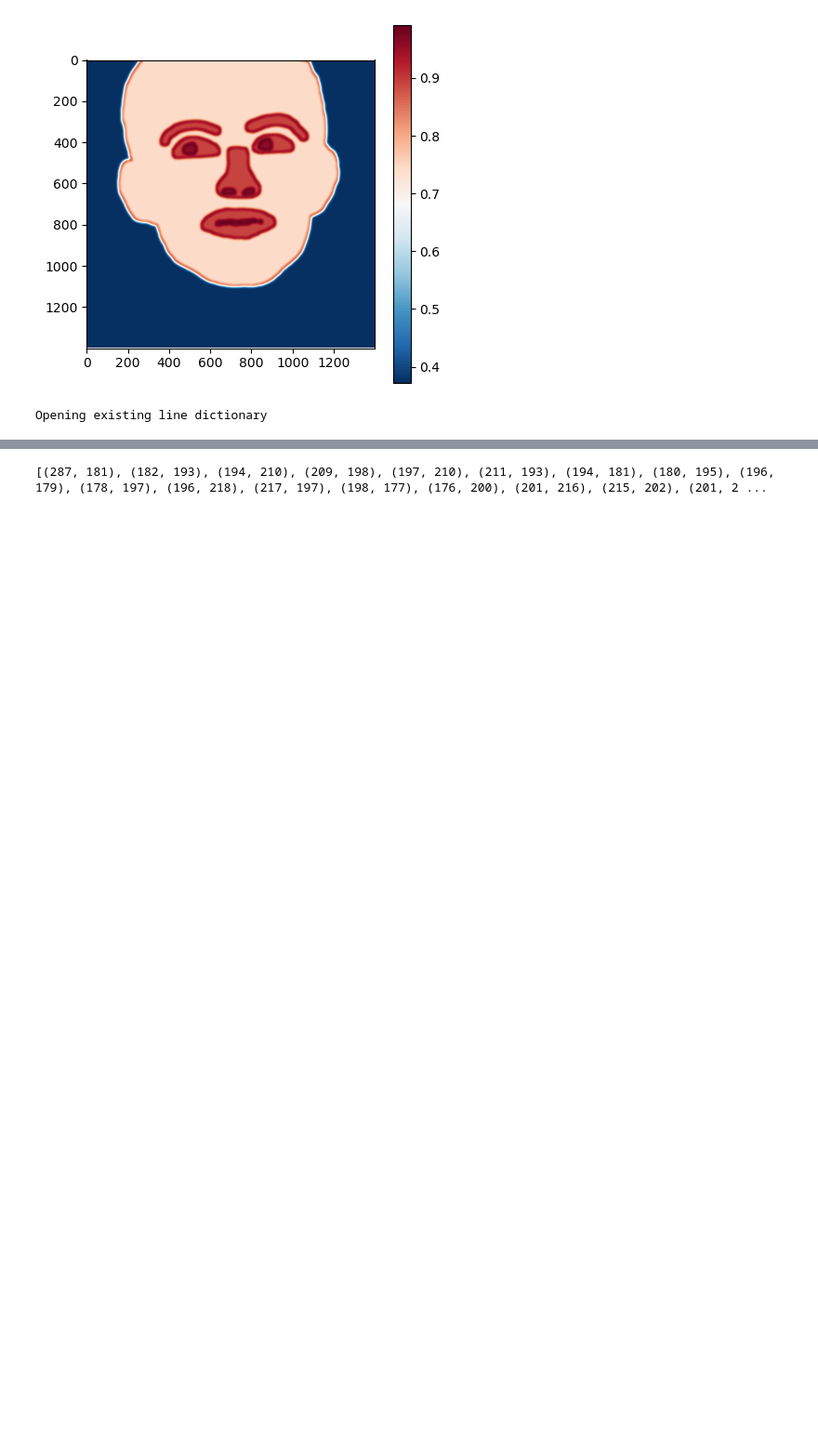
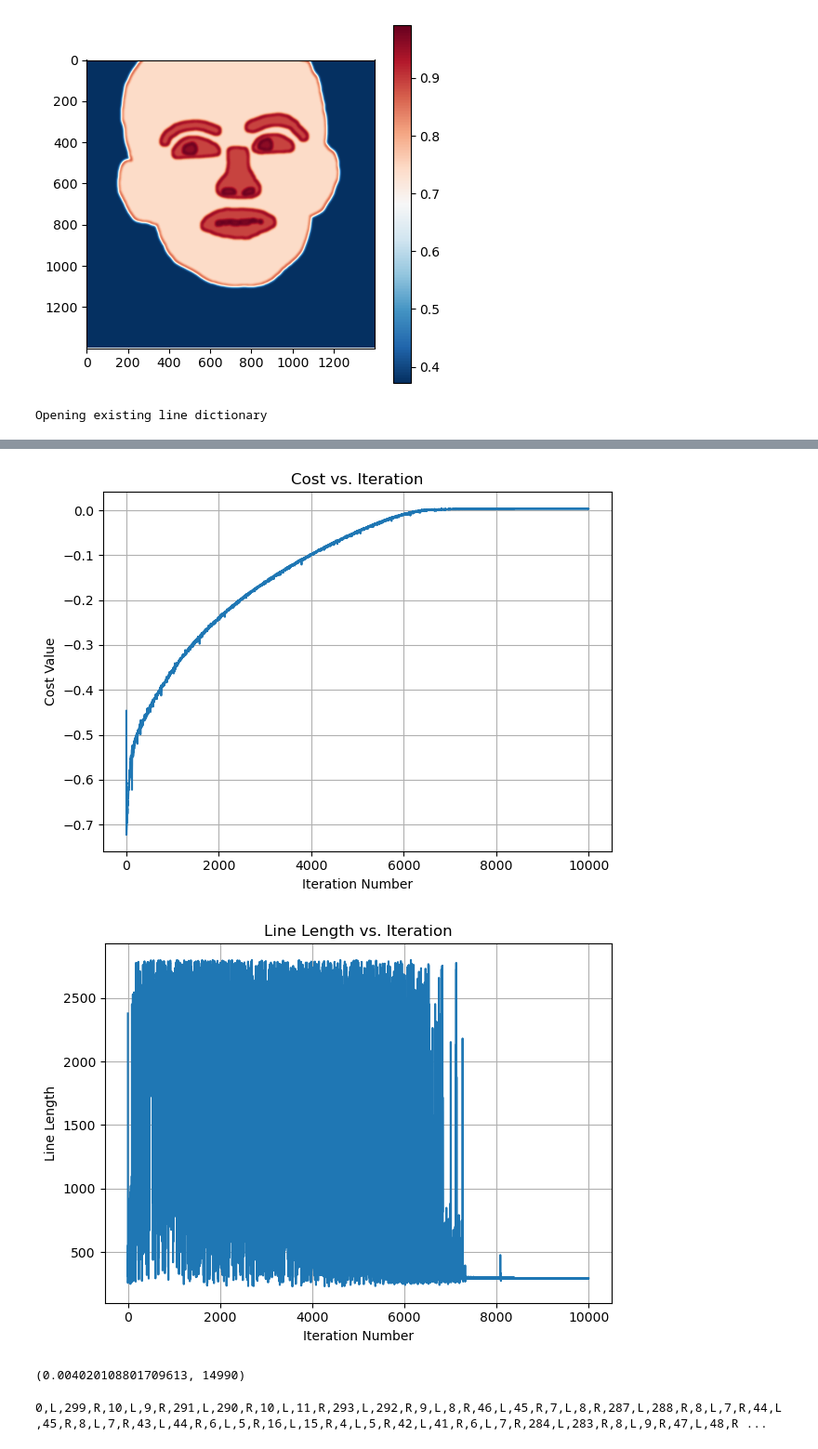
Before and after one commit to atuecke/string-art, a Jupyter notebook: main/run_utils.ipynb, the cells around one changed output, grey strips where cells are left out. Shown at 93% size. Drawn from its saved outputs; the diff is of its cells as text; code cells hidden in the pictures; blank space fills up the shorter version.

```diff
--- a/main/run_utils.ipynb
+++ b/main/run_utils.ipynb
@@ -151,0 +167,7 @@ plt.show()
+# %%
+line_lengths = []
+for iter in tqdm(range(len(final_img.string_path))):
+    start_coords = anchors[final_img.string_path[iter][0]].coordinates
+    end_coords = anchors[final_img.string_path[iter][1]].coordinates
+    line = draw_line(start_coords, end_coords, multiplier=1, mask=string_art_img.mask)
+    line_lengths.append((len(line[0]), iter))
@@ -152 +178,34 @@ plt.show()
+# %%
+# Unzip cost_list into two sequences
+costs, iterations = zip(*final_img.cost_list)
+lengths, _ = zip(*line_lengths)
+
+# If your cost_list isn’t sorted by iteration, you can sort it:
+# iterations, costs = zip(*sorted(cost_list, key=lambda x: x[1]))
+
+# Create the plot
+plt.figure()                # new figure
+plt.plot(iterations, costs) # x=iteration, y=cost
+plt.xlabel("Iteration Number")
+plt.ylabel("Cost Value")
+plt.title("Cost vs. Iteration")
+plt.grid(True)              # optional grid for readability
+plt.tight_layout()          # nice padding
+plt.show()
+
+plt.figure()                # new figure
+plt.plot(iterations, lengths)
+plt.xlabel("Iteration Number")
+plt.ylabel("Line Length")
+plt.title("Line Length vs. Iteration")
+plt.grid(True)              # optional grid for readability
+plt.tight_layout()          # nice padding
+plt.show()
+# %% [output]
+[figure, added]
+[figure, added]
+# %%
+print(final_img.cost_list[-10])
+# %% [output]
+(0.004020108801709613, 14990)
 # %%
@@ -154,8 +213,6 @@ save_string_art(string_art_img=final_img, directory="./outputs/MSE")
 # %%
 final_img: StringArtImage = load_string_art("./outputs/MSE")
-# %%
-print(final_img.string_path)
-# %% [output]
-[(287, 181), (182, 193), (194, 210), (209, 198), (197, 210), (211, 193), (194, 181), (180, 195), (196, 179), (178, 197), (196, 218), (217, 197), (198, 177), (176, 200), (201, 216), (215, 202), (201, 2 ...
 # %%
-save_instructions(string_path=final_img.string_path, path="./outputs/MSE/file.txt")
+save_instructions(string_path=final_img.string_path, num_anchors=NUM_ANCHORS, path="./outputs/scioly/file.txt")
+# %% [output]
+0,L,299,R,10,L,9,R,291,L,290,R,10,L,11,R,293,L,292,R,9,L,8,R,46,L,45,R,7,L,8,R,287,L,288,R,8,L,7,R,44,L,45,R,8,L,7,R,43,L,44,R,6,L,5,R,16,L,15,R,4,L,5,R,42,L,41,R,6,L,7,R,284,L,283,R,8,L,9,R,47,L,48,R ...
```
Also changed, not shown: parts of 13 cells of this notebook, 29 other files.
